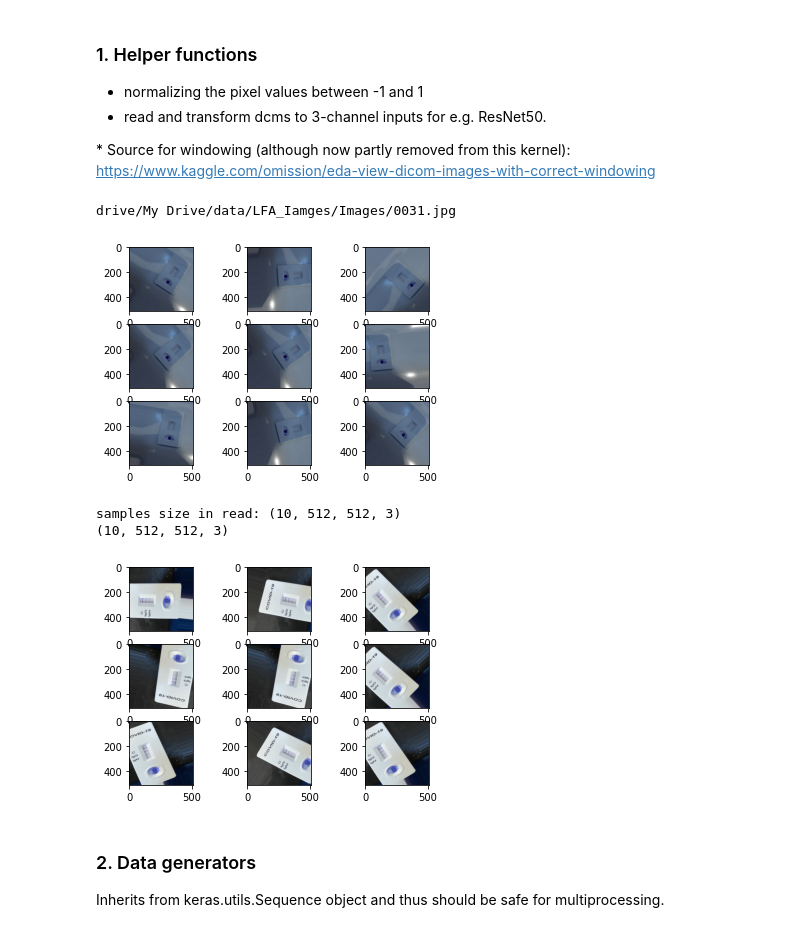
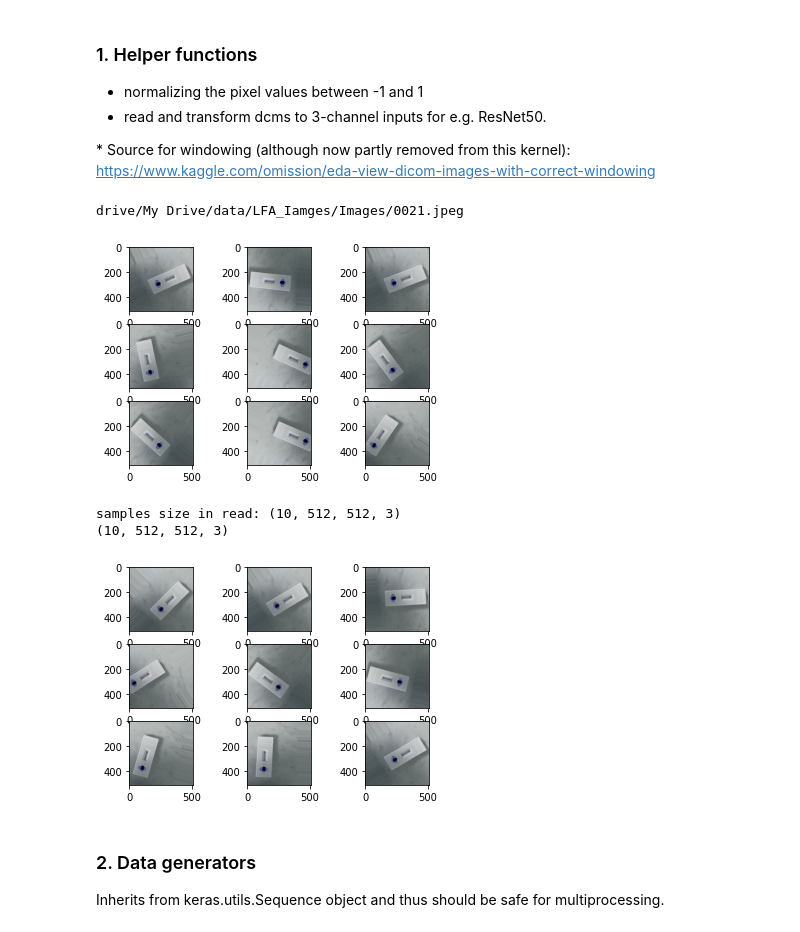
Before and after one commit to VeereshShringari/myKagglecode, a Jupyter notebook: resnet5_keras_baseline_COVID_LFLImages_15May.ipynb, the cells around one changed output. Cells and saved outputs as stored; diff of their text form; code cells hidden in the pictures.

Commit message:
Need to make changes on the jpg to jpeg file conversions and renaming

```diff
--- a/resnet5_keras_baseline_COVID_LFLImages_15May.ipynb
+++ b/resnet5_keras_baseline_COVID_LFLImages_15May.ipynb
@@ -213,11 +213,11 @@ def _read(path, desired_size, augment_data=0, plot=False):
     print('samples size in read:', samples.shape)
     return samples
 # %%
-test = _read('drive/My Drive/data/LFA_Iamges/Images/0031.jpg',(512,512,3),9, plot=True)
+test = _read('drive/My Drive/data/LFA_Iamges/Images/0021.jpeg',(512,512,3),9, plot=True)
 print(test.shape)
 # %% [output]
-drive/My Drive/data/LFA_Iamges/Images/0031.jpg
+drive/My Drive/data/LFA_Iamges/Images/0021.jpeg
-[figure, old version]
+[figure, new version]
 samples size in read: (10, 512, 512, 3)
 (10, 512, 512, 3)
 # %%
@@ -225,35 +225,35 @@ samples size in read: (10, 512, 512, 3)
 
 from numpy import expand_dims
 from keras.preprocessing.image import load_img
 from keras.preprocessing.image import img_to_array
 from keras.preprocessing.image import ImageDataGenerator
 import matplotlib.pyplot as plt
 import scipy as sc
 
-img = cv2.imread('drive/My Drive/data/image0.jpg')
+img = cv2.imread('drive/My Drive/data/LFA_Iamges/Images/0021.jpeg')
 # convert to numpy array
 res = cv2.resize(img, dsize=(512, 512), interpolation=cv2.INTER_CUBIC)
 data = res
 # expand dimension to one sample
 
 samples = expand_dims(data, 0)
 # create image data augmentation generator
 datagen = ImageDataGenerator(rotation_range = 90, width_shift_range=[-100,100])
 # prepare iterator
 it = datagen.flow(samples, batch_size=1)
 for i in range(9):
 	# define subplot
 	plt.subplot(330 + 1 + i)
 	# generate batch of images
 	batch = it.next()
 	# convert to unsigned integers for viewing
 	image = batch[0].astype('uint8')
 	# plot raw pixel data
 	plt.imshow(image)
 # show the figure
 plt.show()
 # %% [output]
-[figure, old version]
+[figure, new version]
 # %% [markdown]
 ### 2. Data generators
 
```
Also changed, not shown: parts of 1 cell of this notebook.
